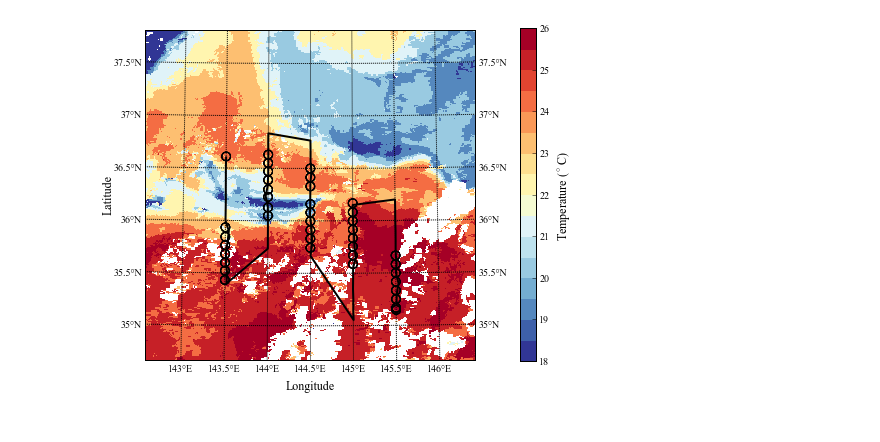
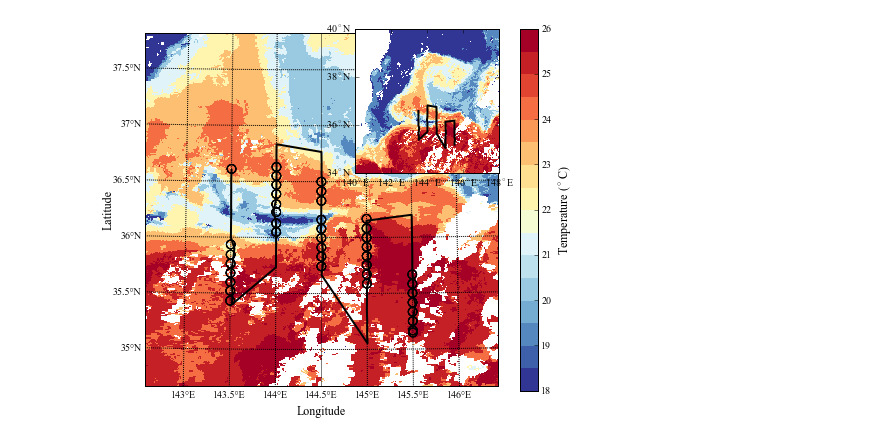
Before and after one commit to sophieclayton/ostreo_analysis, a Jupyter notebook: python_figures/figure1.ipynb, the cells around one changed output. Drawn from its saved outputs; the diff is of its cells as text; code cells hidden in the pictures.

Commit message:
added more figure script, almost done

```diff
--- a/python_figures/figure1.ipynb
+++ b/python_figures/figure1.ipynb
@@ -35,38 +35,47 @@ rcParams.update({'font.serif': 'Times New Roman'})
 fig1 = plt.figure(1, figsize=(7, 7), dpi = 600)
 
 m = Basemap(width=350000,height=350000,projection='lcc',
             resolution='c',lat_1=34.75,lat_2=37.75,lat_0=36.25,lon_0=144.5)
 
 m.drawcoastlines()
 m.drawmapboundary(fill_color='white')
 m.fillcontinents(color='grey',lake_color='white')
 
 palette = plt.get_cmap('RdYlBu_r',16)
 palette.set_bad('w',1.0)
 im = m.pcolormesh(sst['loni'], sst['lati'], temp,shading = 'flat', cmap=palette, latlon=True, vmin= 18, vmax = 26)
 x,y = m(botlon,botlat)
 m.scatter(x,y,s=75,facecolors='none', edgecolors='k')
 xx,xy = m(xbtlon,xbtlat)
 m.plot(xx,xy, 'k',linewidth=2)
 
-m.drawparallels(np.arange(30,50,0.5),labels=[1,1,0,1])
+m.drawparallels(np.arange(30,50,0.5),labels=[1,0,0,0])
 m.drawmeridians(np.arange(138,153,0.5),labels=[1,1,0,1])
 
-cb = plt.colorbar(im, shrink=.69, pad = 0.1)
+cb = plt.colorbar(im, shrink=.75)
 cb.set_label(label=r'Temperature ($^{\circ}$C)',fontsize=12)
 
 plt.xlabel(r'Longitude', fontsize=12, labelpad=20)
 plt.ylabel(r'Latitude', fontsize=12, labelpad=30)
 
-plt.tick_params(axis='both', which='major', labelsize=12, pad = 20)
+plt.tick_params(axis='left', which='major', labelsize=12, pad = 20)
 
 # add inset with larger scale map
-#inset_axes = inset_axes(parent_axes,
-#                       width="30%", # width = 30% of parent_bbox
-#                      height=1., # height : 1 inch
-#                       loc=3)
+ax = plt.subplot(1,1,1)
+ax2 = inset_axes(ax, width=2, height=2,  loc=3,
+                 bbox_to_anchor=(0.51, 0.56),
+                 bbox_transform=ax.figure.transFigure)
 
+ax2.pcolormesh(sst['loni'], sst['lati'], temp,shading = 'flat', cmap=palette, vmin= 18, vmax = 26)
+ax2.plot(xbtlon,xbtlat, 'k',linewidth=2)
+
+ax2.set_xlim([140, 148])
+ax2.set_ylim([34, 40])
+ax2.set_yticks([34, 36, 38, 40])
+ax2.set_yticklabels([r'34$^{\circ}$N', r'36$^{\circ}$N', r'38$^{\circ}$N', r'40$^{\circ}$N'])
+ax2.set_xticks([140, 142, 144, 146, 148])
+ax2.set_xticklabels([r'140$^{\circ}$E',r'142$^{\circ}$E',r'144$^{\circ}$E',r'146$^{\circ}$E',r'148$^{\circ}$E'])
 
 fig1.savefig('/Users/sclayton/Desktop/LO_fig1.tiff', format='tiff', dpi=600)
 # %% [output]
-[figure, old version]
+[figure, new version]
```
Also changed, not shown: 3 other files.
